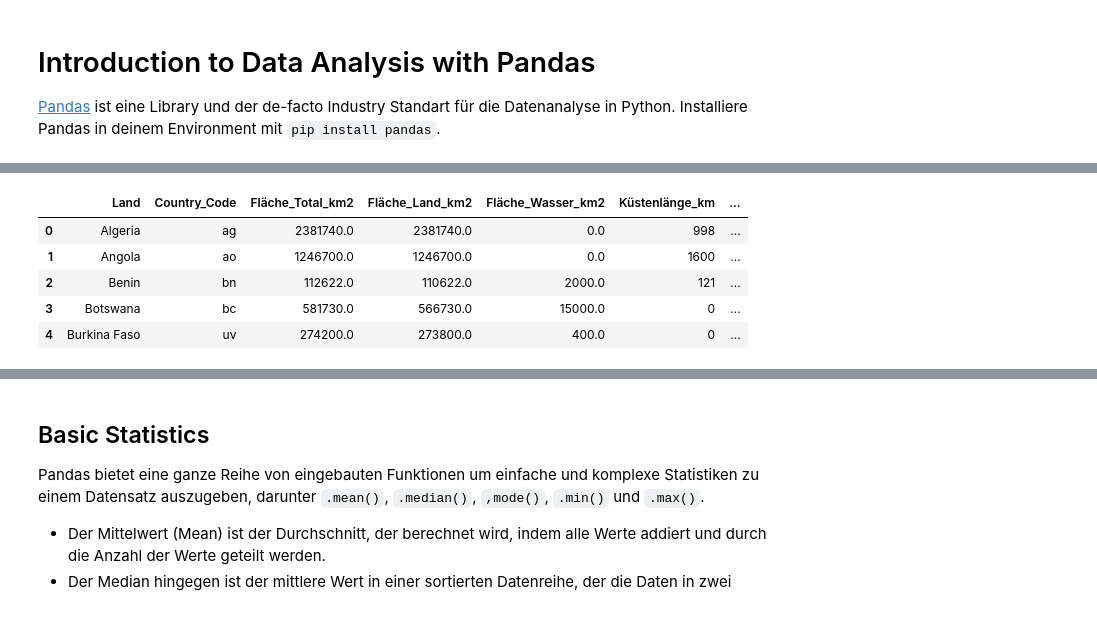
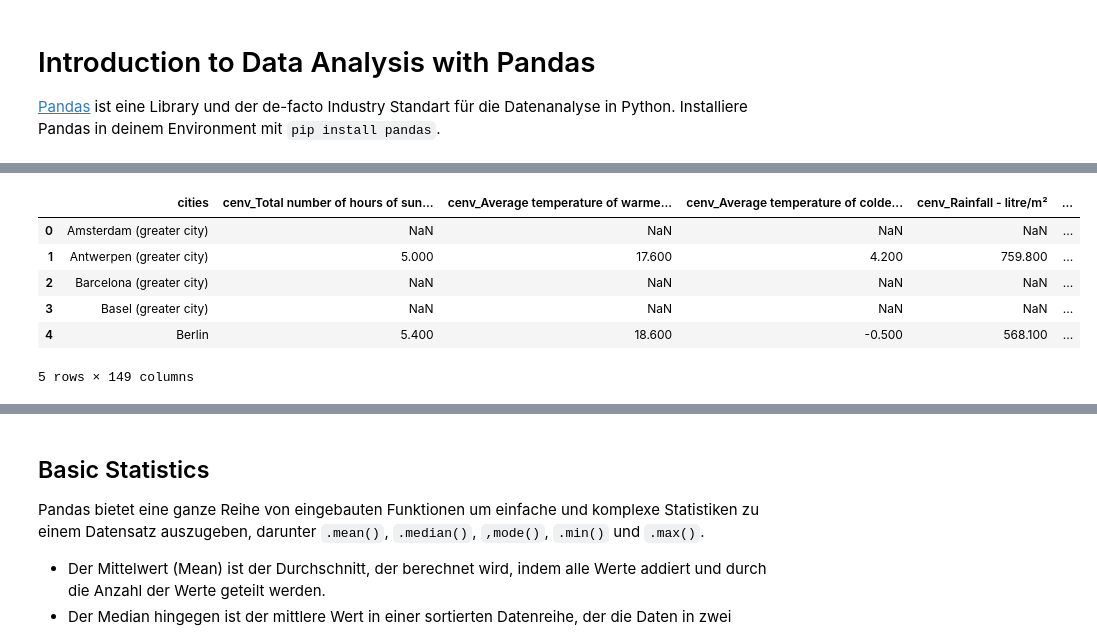
Before and after one commit to hslu-dda/dda-introduction-to-python, a Jupyter notebook: 03_Pandas/Intro-Data-Analysis-Pandas.ipynb, the cells around one changed output, grey strips where cells are left out. Drawn from its saved outputs; the diff is of its cells as text; code cells hidden in the pictures.

```diff
--- a/03_Pandas/Intro-Data-Analysis-Pandas.ipynb
+++ b/03_Pandas/Intro-Data-Analysis-Pandas.ipynb
@@ -22,0 +9,3 @@ data.head()
+# %%
+df_raw = pd.read_csv("data/eurostat_european_cities.csv")
+df_raw.head()
@@ -48,11 +71,12 @@ Index(['Land', 'Country_Code', 'Fläche_Total_km2', 'Fläche_Land_km2',
 # %%
 # print the first 5 entries
-data.head()
+df_raw.head()
 # %% [output]
-|  | Land | Country_Code | Fläche_Total_km2 | Fläche_Land_km2 | Fläche_Wasser_km2 | Küstenlänge_km | ... |
-| 0 | Algeria | ag | 2381740.0 | 2381740.0 | 0.0 | 998 | ... |
-| 1 | Angola | ao | 1246700.0 | 1246700.0 | 0.0 | 1600 | ... |
-| 2 | Benin | bn | 112622.0 | 110622.0 | 2000.0 | 121 | ... |
-| 3 | Botswana | bc | 581730.0 | 566730.0 | 15000.0 | 0 | ... |
-| 4 | Burkina Faso | uv | 274200.0 | 273800.0 | 400.0 | 0 | ... |
+|  | cities | cenv_Total number of hours of sun... | cenv_Average temperature of warme... | cenv_Average temperature of colde... | cenv_Rainfall - litre/m² | ... |
+| 0 | Amsterdam (greater city) | NaN | NaN | NaN | NaN | ... |
+| 1 | Antwerpen (greater city) | 5.000 | 17.600 | 4.200 | 759.800 | ... |
+| 2 | Barcelona (greater city) | NaN | NaN | NaN | NaN | ... |
+| 3 | Basel (greater city) | NaN | NaN | NaN | NaN | ... |
+| 4 | Berlin | 5.400 | 18.600 | -0.500 | 568.100 | ... |
+5 rows × 149 columns
 # %%
```
Also changed, not shown: parts of 54 cells of this notebook, 1 other file.
